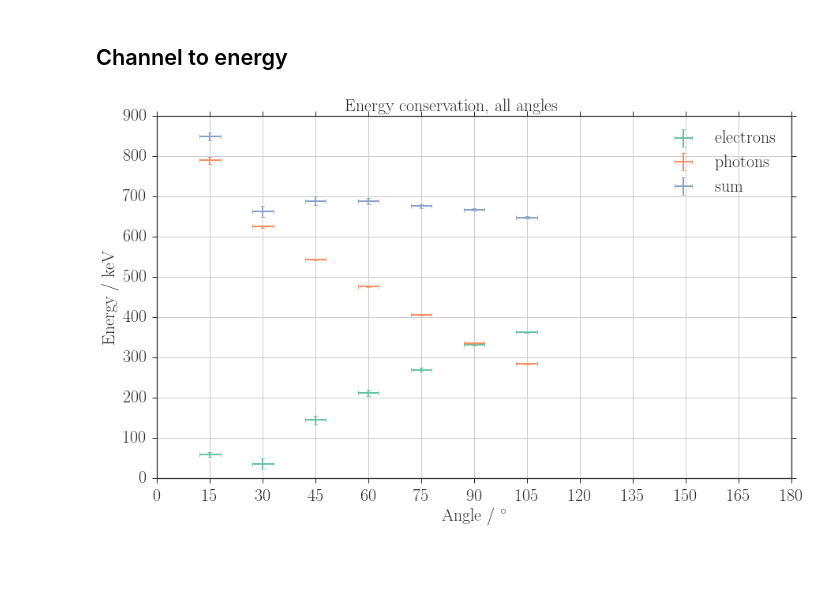
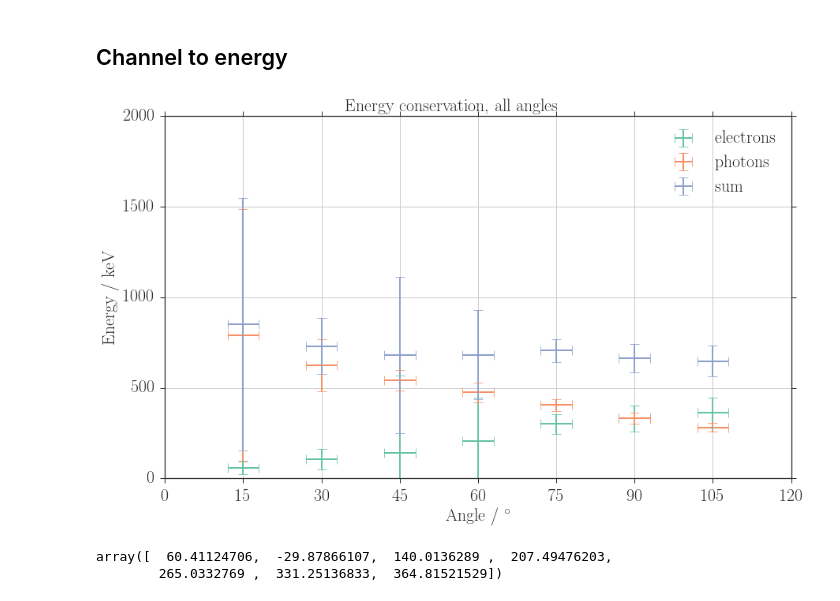
Before and after one commit to Bondzio/fp, a Jupyter notebook: compton/analysis/energy_conservation.ipynb, the cells around one changed output. Drawn from its saved outputs; the diff is of its cells as text; code cells hidden in the pictures; blank space fills up the shorter version.

```diff
--- a/compton/analysis/energy_conservation.ipynb
+++ b/compton/analysis/energy_conservation.ipynb
@@ -42,7 +42,9 @@ save_fig = False # see below
 if not save_fig:
         rcParams['figure.figsize'] = (13, 8)
         fig_dir = "../figures/"
-        npy_dir = "./data_npy/"
+
+npy_dir = "./data_npy/"
+data_dir = "./data/"
 # %% [markdown]
 ## Functions
 # %%
@@ -102,7 +104,7 @@ if save_fig:
 file_name = "random"
 file_in = npy_dir + "coin_ps_random" + '.npy'
 x_rnd, y_rnd = np.load(file_in)
-y_rnd_e = un.uarray(y_rnd, np.sqrt(y_rnd))
+y_rnd_e = un.uarray(y_rnd, np.maximum(1, np.sqrt(y_rnd)))
 
 t = 3600.000
 rate_rnd = y_rnd / t
@@ -202,8 +209,8 @@ def fit_n_plot_ps(theta, fit_boundaries, p0, fit=True):
 # %%
 c_ps = []
 theta_ps = [15, 30, 45, 60, 75, 90, 105]
-fit_boundaries = [[0, 400],[20, 400], [60, 500],
-                  [65, 400],[65, 400], [20, 500],
+fit_boundaries = [[0, 400],[5, 400], [60, 500],
+                  [65, 400],[6, 400], [20, 500],
                   [20, 500]]
 p0 = [[1.5e-2, 5, 40, 0],
       [2e-2, 44, 60, 0],
@@ -215,7 +222,9 @@ p0 = [[1.5e-2, 5, 40, 0],
 
 show_fig = False
 for i in zip(theta_ps, fit_boundaries, p0):
-    #if i[0] == 60:
+    #if i[0] == 45:
+    #    c = (fit_n_plot_ps(*i, fit=True))
+    #    print(c)
     c_ps.append(fit_n_plot_ps(*i, fit=True))
 show_fig = True
 # %% [markdown]
@@ -284,8 +293,16 @@ def fit_n_plot_na(theta, fit_boundaries, p0, fit=True):
     file_name = "coin_na_" + str(theta)
     file_in = npy_dir + "coin_na_" + str(theta) + '.npy'
     y = np.load(file_in)
-    y_e = un.uarray(y, np.sqrt(y))
-    t = 3600
+    y_e = un.uarray(y, np.maximum(1, np.sqrt(y)))
+
+    ### Get time from file
+    file_in_mcd = data_dir + file_name + '.TKA'
+    f = open(file_in_mcd)
+    settings = f.read()
+    f.close()
+    lines = settings.split('\n')
+    t = np.float(lines[1]) # livetime is written in line 1...
+
     rate = y / t
     #rate = rate - rate_bg
     #rate = rate - rate_rnd
@@ -297,12 +314,12 @@ def fit_n_plot_na(theta, fit_boundaries, p0, fit=True):
 
 
     # Rebinning: 1/16 of number of bins
-    z = y[:-14]
+    z = y[:-14] # last 14 bins are dropped to obtain a len(z) as a multiple of 16
     z = z.reshape([len(z) / 16, 16])
     z = np.sum(z, axis=1)
     y = z
 
-    z_e = rate_e[:-14]
+    z_e = rate_e[:-14] # last 14 bins are dropped to obtain a len(z) as a multiple of 16
     z_e = z_e.reshape([len(z_e) / 16, 16])
     z_e = np.sum(z_e, axis=1)
     y_e = z_e
@@ -318,8 +335,8 @@ def fit_n_plot_na(theta, fit_boundaries, p0, fit=True):
     y_fit = y[mask]
     y_sigma = np.sqrt(un.std_devs(y_e[mask]))
     if fit:
-        coeff, cov = curve_fit(gauss, x_fit, y_fit, p0=p0)
-#                sigma=y_sigma, absolute_sigma=True)
+        coeff, cov = curve_fit(gauss, x_fit, y_fit, p0=p0,
+                sigma=y_sigma, absolute_sigma=True)
         fit_peak = gauss(x_fit, *coeff)
         #x_c = coeff[1]
         c = uc.correlated_values(coeff, cov)
@@ -376,35 +393,40 @@ E_peaks_ps = np.array([linear(ci[1], *ps_cal) for ci in c_ps])
 E_peaks_na = np.array([linear(16 * ci[1], *na_cal) for ci in c_na])
 theta = theta_na
 E_sum = E_peaks_ps + E_peaks_na
 
 angle_error = 3
 
 # Plotting
 fig1, ax1 = plt.subplots(1, 1)
 if not save_fig:
     fig1.suptitle('Energy conservation, all angles')
 ax1.errorbar(theta_ps, un.nominal_values(E_peaks_ps), \
              xerr=angle_error, yerr=un.std_devs(E_peaks_ps), \
-             fmt=',', elinewidth=2.0, capsize=3.2, capthick=0.8, \
+             fmt=',', elinewidth=2.0, capsize=6.2, capthick=0.8, \
             label='electrons')
 ax1.errorbar(theta_na, un.nominal_values(E_peaks_na), \
              xerr=angle_error, yerr=un.std_devs(E_peaks_na), \
-             fmt=',', elinewidth=2.0, capsize=3.2, capthick=0.8, \
+             fmt=',', elinewidth=2.0, capsize=6.2, capthick=0.8, \
             label='photons')
 ax1.errorbar(theta, un.nominal_values(E_sum), \
              xerr=angle_error, yerr=un.std_devs(E_sum), \
-             fmt=',', elinewidth=2.0, capsize=3.2, capthick=0.8, \
+             fmt=',', elinewidth=2.0, capsize=6.2, capthick=0.8, \
             label='sum')
 ax1.set_xlim(0, 120)
 ax1.set_ylim(0,)
 ax1.set_xlabel("Angle / $^\circ$")
 ax1.set_ylabel("Energy / keV")
 ax1.legend(loc=1)
-ax1.set_xticks(np.arange(0, 181, 15))
+ax1.set_xticks(np.arange(0, 121, 15))
 ax1.grid(True)
 if save_fig:
     file_name = "energy_conservation"
     fig1.savefig(fig_dir + file_name + ".pdf")
     fig1.savefig(fig_dir + file_name + ".png")
 # %% [output]
-[figure, old version]
+[figure, new version]
+# %%
+un.nominal_values(E_peaks_ps)
+# %% [output]
+array([  60.41124706,  -29.87866107,  140.0136289 ,  207.49476203,
+        265.0332769 ,  331.25136833,  364.81521529])
```
Also changed, not shown: parts of 4 cells of this notebook, 12 other files.
